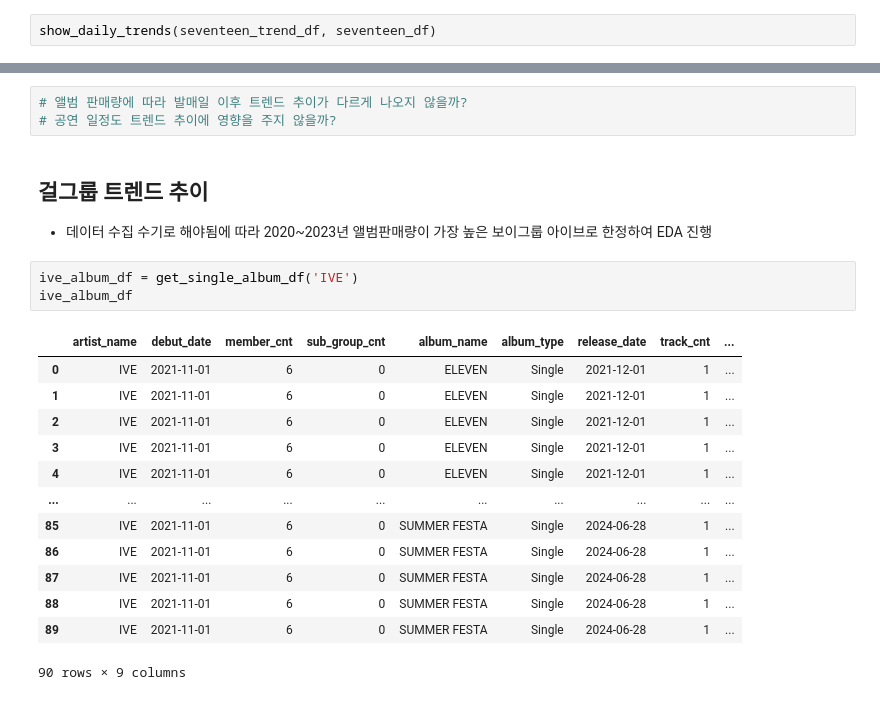
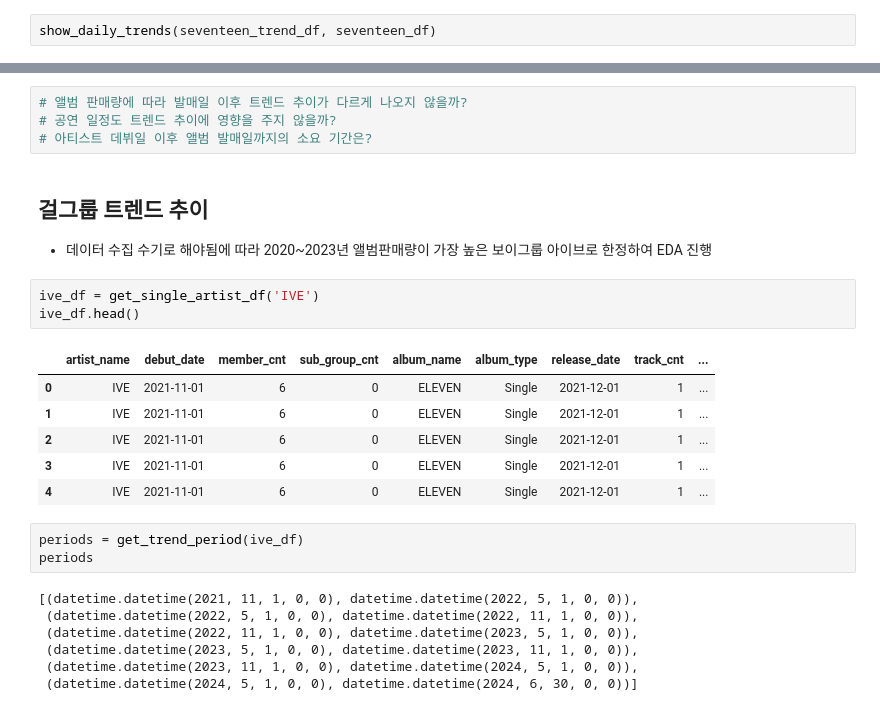
Before and after one commit to lucio-karin0506/Artist_Trend_Analysis, a Jupyter notebook: eda/google_trend_eda.ipynb, the cells around one changed output, grey strips where cells are left out. Cells and saved outputs as stored; diff of their text form.

```diff
--- a/eda/google_trend_eda.ipynb
+++ b/eda/google_trend_eda.ipynb
@@ -556,23 +601,27 @@ Name: trend, dtype: float64
 # %%
 # 앨범 판매량에 따라 발매일 이후 트렌드 추이가 다르게 나오지 않을까?
 # 공연 일정도 트렌드 추이에 영향을 주지 않을까?
+# 아티스트 데뷔일 이후 앨범 발매일까지의 소요 기간은?
 # %% [markdown]
 ## 걸그룹 트렌드 추이
 * 데이터 수집 수기로 해야됨에 따라 2020~2023년 앨범판매량이 가장 높은 보이그룹 아이브로 한정하여 EDA 진행
-# %%
-ive_album_df = get_single_album_df('IVE')
-ive_album_df
-# %% [output]
-|  | artist_name | debut_date | member_cnt | sub_group_cnt | album_name | album_type | release_date | track_cnt | ... |
-| 0 | IVE | 2021-11-01 | 6 | 0 | ELEVEN | Single | 2021-12-01 | 1 | ... |
-| 1 | IVE | 2021-11-01 | 6 | 0 | ELEVEN | Single | 2021-12-01 | 1 | ... |
-| 2 | IVE | 2021-11-01 | 6 | 0 | ELEVEN | Single | 2021-12-01 | 1 | ... |
-| 3 | IVE | 2021-11-01 | 6 | 0 | ELEVEN | Single | 2021-12-01 | 1 | ... |
-| 4 | IVE | 2021-11-01 | 6 | 0 | ELEVEN | Single | 2021-12-01 | 1 | ... |
-| ... | ... | ... | ... | ... | ... | ... | ... | ... | ... |
-| 85 | IVE | 2021-11-01 | 6 | 0 | SUMMER FESTA | Single | 2024-06-28 | 1 | ... |
-| 86 | IVE | 2021-11-01 | 6 | 0 | SUMMER FESTA | Single | 2024-06-28 | 1 | ... |
-| 87 | IVE | 2021-11-01 | 6 | 0 | SUMMER FESTA | Single | 2024-06-28 | 1 | ... |
-| 88 | IVE | 2021-11-01 | 6 | 0 | SUMMER FESTA | Single | 2024-06-28 | 1 | ... |
-| 89 | IVE | 2021-11-01 | 6 | 0 | SUMMER FESTA | Single | 2024-06-28 | 1 | ... |
-90 rows × 9 columns
+# %%
+ive_df = get_single_artist_df('IVE')
+ive_df.head()
+# %% [output]
+|  | artist_name | debut_date | member_cnt | sub_group_cnt | album_name | album_type | release_date | track_cnt | ... |
+| 0 | IVE | 2021-11-01 | 6 | 0 | ELEVEN | Single | 2021-12-01 | 1 | ... |
+| 1 | IVE | 2021-11-01 | 6 | 0 | ELEVEN | Single | 2021-12-01 | 1 | ... |
+| 2 | IVE | 2021-11-01 | 6 | 0 | ELEVEN | Single | 2021-12-01 | 1 | ... |
+| 3 | IVE | 2021-11-01 | 6 | 0 | ELEVEN | Single | 2021-12-01 | 1 | ... |
+| 4 | IVE | 2021-11-01 | 6 | 0 | ELEVEN | Single | 2021-12-01 | 1 | ... |
+# %%
+periods = get_trend_period(ive_df)
+periods
+# %% [output]
+[(datetime.datetime(2021, 11, 1, 0, 0), datetime.datetime(2022, 5, 1, 0, 0)),
+ (datetime.datetime(2022, 5, 1, 0, 0), datetime.datetime(2022, 11, 1, 0, 0)),
+ (datetime.datetime(2022, 11, 1, 0, 0), datetime.datetime(2023, 5, 1, 0, 0)),
+ (datetime.datetime(2023, 5, 1, 0, 0), datetime.datetime(2023, 11, 1, 0, 0)),
+ (datetime.datetime(2023, 11, 1, 0, 0), datetime.datetime(2024, 5, 1, 0, 0)),
+ (datetime.datetime(2024, 5, 1, 0, 0), datetime.datetime(2024, 6, 30, 0, 0))]
```
Also changed, not shown: parts of 13 cells of this notebook.
